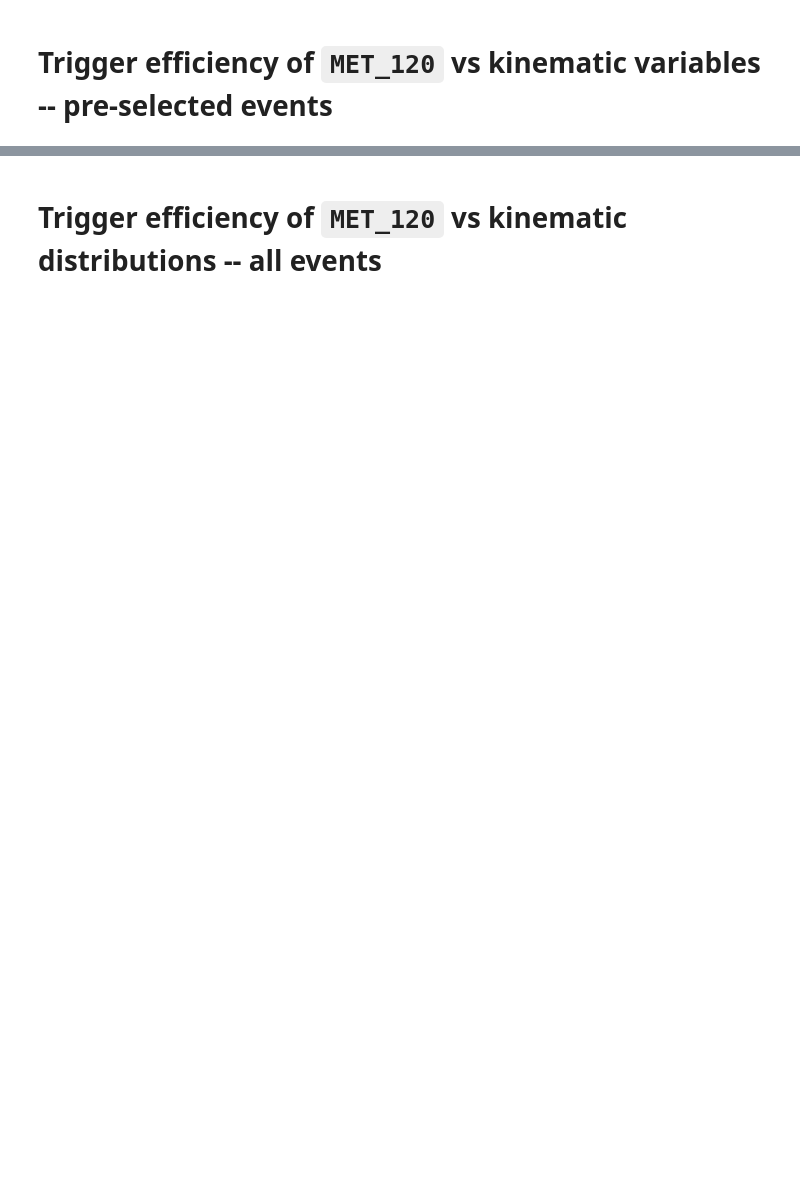
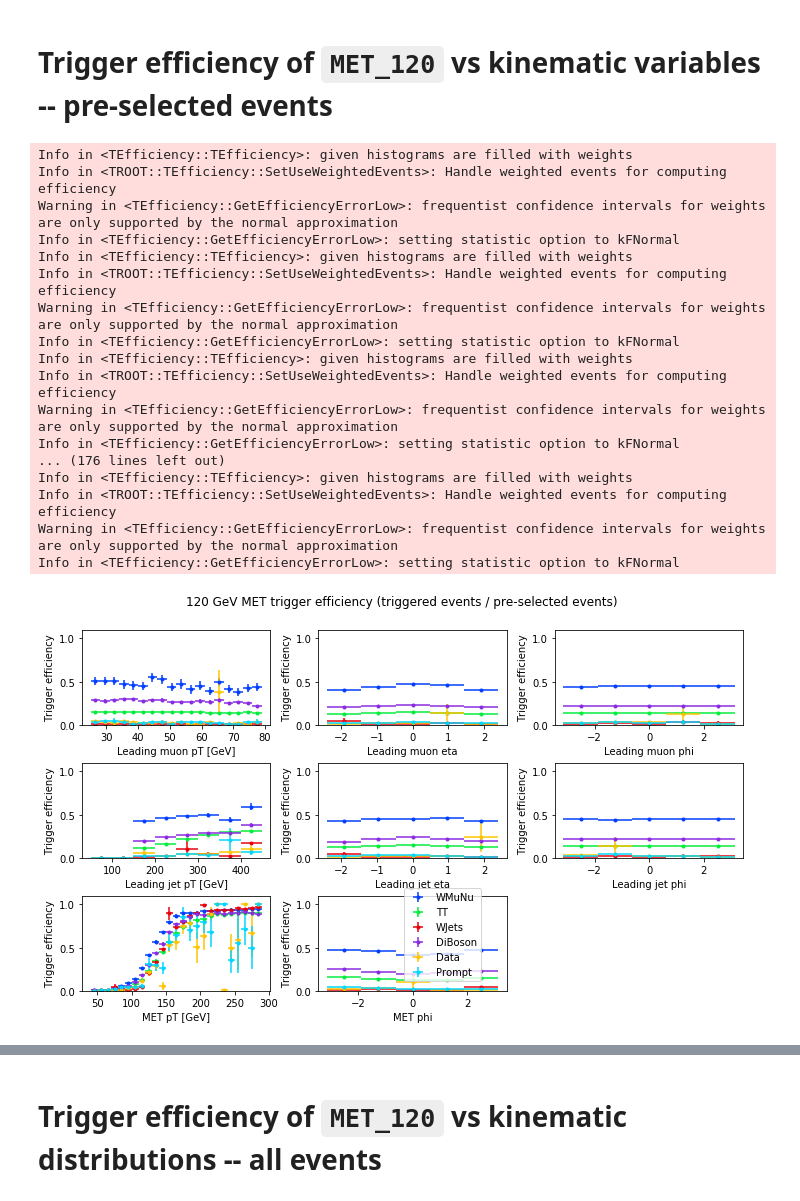
Before and after one commit to afrankenthal/iDM-analysis-plotting, a Jupyter notebook: MetTriggerEffStudies.ipynb, the cells around one changed output, grey strips where cells are left out. Saved outputs shown, nothing was run; the diff lists cells and outputs as text; code cells hidden in the pictures; blank space fills up the shorter version.

```diff
--- a/MetTriggerEffStudies.ipynb
+++ b/MetTriggerEffStudies.ipynb
@@ -553,7 +648,7 @@ plt.tight_layout(h_pad=2.0)
 fig.subplots_adjust(top=0.90)
 #axes[2,1].axis('off')
 axes[2,2].axis('off')
-
+samples = full_samples
 for index, (column, properties) in enumerate(eff_plots.items()):
     ax = axes[index//3, index%3]
 
@@ -562,7 +657,7 @@ for index, (column, properties) in enumerate(eff_plots.items()):
     for sample, objs in samples.items():
         #if objs['label'] is not 'WJets':
         #    continue
-        df = samples[sample]['enrich'].groupby('entry').nth(0)
+        df = samples[sample]['enrich']#.groupby('entry').nth(0)
         if 'h0' in locals():
             del h0,h1
 
@@ -573,37 +668,56 @@ for index, (column, properties) in enumerate(eff_plots.items()):
         #   h0.Fill(x)
         #or l,x in objs['df'].query('fired0==True & fired==True')[column].groupby('entry').nth(0).iteritems():
         #   h1.Fill(x)
 
-        for l,x in df[df['fired0']==True][column].iteritems():
-            h0.Fill(x)
-        for l,x in df[(df['fired0']==True) & (df['fired']==True)][column].iteritems():
-            h1.Fill(x)
+        for (l1,x),(l2,w) in zip(df[df['fired0']==True][column].iteritems(),df[df['fired0']==True]['wgt'].iteritems()):
+            h0.Fill(x,w)
+        for (l1,x),(l2,w) in zip(df[(df['fired0']==True) & (df['fired']==True)][column].iteritems(),df[(df['fired0']==True) & (df['fired']==True)]['wgt'].iteritems()):
+            h1.Fill(x,w)
 
         eff = ROOT.TEfficiency(h1, h0)
         data = extract_teffi(eff)
 
         #print(data['x'])
         if 'Pt' in column:# 'pt':
             xerr=np.diff(bin_edges)/2
         else:
             xerr = np.insert(np.diff(data['x'])/2, 0, (data['x'][1]-data['x'][0])/2)
         if len(data['x']) != len(properties['axis'])-1:
             recover = np.add(np.diff(properties['axis'])/2,properties['axis'][:-1])
             data['x']= np.append(data['x'],recover[len(data['x']):])
             data['y']= np.append(data['y'],np.full(len(recover)-len(data['y']),0))
             data['yerr']= np.append(data['yerr'],np.full((2,len(recover)-len(data['yerr'][0])),0),axis=1)
         #print(xerr)
         #print(data['x'])
         ax.errorbar(x=data['x'], y=data['y'], xerr=xerr, yerr=data['yerr'],
                     fmt='o', label=f'{objs["label"]}', ms=3, c=objs['color'])
         ax.set_xlabel(properties['label'])
         ax.set_ylabel('Trigger efficiency')
         ax.set_ylim(0,1.1)
 
 handles, labels = ax.get_legend_handles_labels()
 by_label = OrderedDict(zip(labels, handles))
 plt.legend(by_label.values(), by_label.keys(), loc=(-0.8,0.1));
 
-#fig.savefig(f'{web_dir}/trigger_eff_preselected.png', bbox_inches='tight')
+fig.savefig(f'{web_dir}/trigger_eff_preselected.png', bbox_inches='tight')
+# %% [output]
+Info in <TEfficiency::TEfficiency>: given histograms are filled with weights
+Info in <TROOT::TEfficiency::SetUseWeightedEvents>: Handle weighted events for computing efficiency
+Warning in <TEfficiency::GetEfficiencyErrorLow>: frequentist confidence intervals for weights are only supported by the normal approximation
+Info in <TEfficiency::GetEfficiencyErrorLow>: setting statistic option to kFNormal
+Info in <TEfficiency::TEfficiency>: given histograms are filled with weights
+Info in <TROOT::TEfficiency::SetUseWeightedEvents>: Handle weighted events for computing efficiency
+Warning in <TEfficiency::GetEfficiencyErrorLow>: frequentist confidence intervals for weights are only supported by the normal approximation
+Info in <TEfficiency::GetEfficiencyErrorLow>: setting statistic option to kFNormal
+Info in <TEfficiency::TEfficiency>: given histograms are filled with weights
+Info in <TROOT::TEfficiency::SetUseWeightedEvents>: Handle weighted events for computing efficiency
+Warning in <TEfficiency::GetEfficiencyErrorLow>: frequentist confidence intervals for weights are only supported by the normal approximation
+Info in <TEfficiency::GetEfficiencyErrorLow>: setting statistic option to kFNormal
+... (176 lines left out)
+Info in <TEfficiency::TEfficiency>: given histograms are filled with weights
+Info in <TROOT::TEfficiency::SetUseWeightedEvents>: Handle weighted events for computing efficiency
+Warning in <TEfficiency::GetEfficiencyErrorLow>: frequentist confidence intervals for weights are only supported by the normal approximation
+Info in <TEfficiency::GetEfficiencyErrorLow>: setting statistic option to kFNormal
+[figure, added]
 # %%
 # Using cf (curve_fit), no x or y errors in the fit
```
Also changed, not shown: parts of 18 cells of this notebook.
